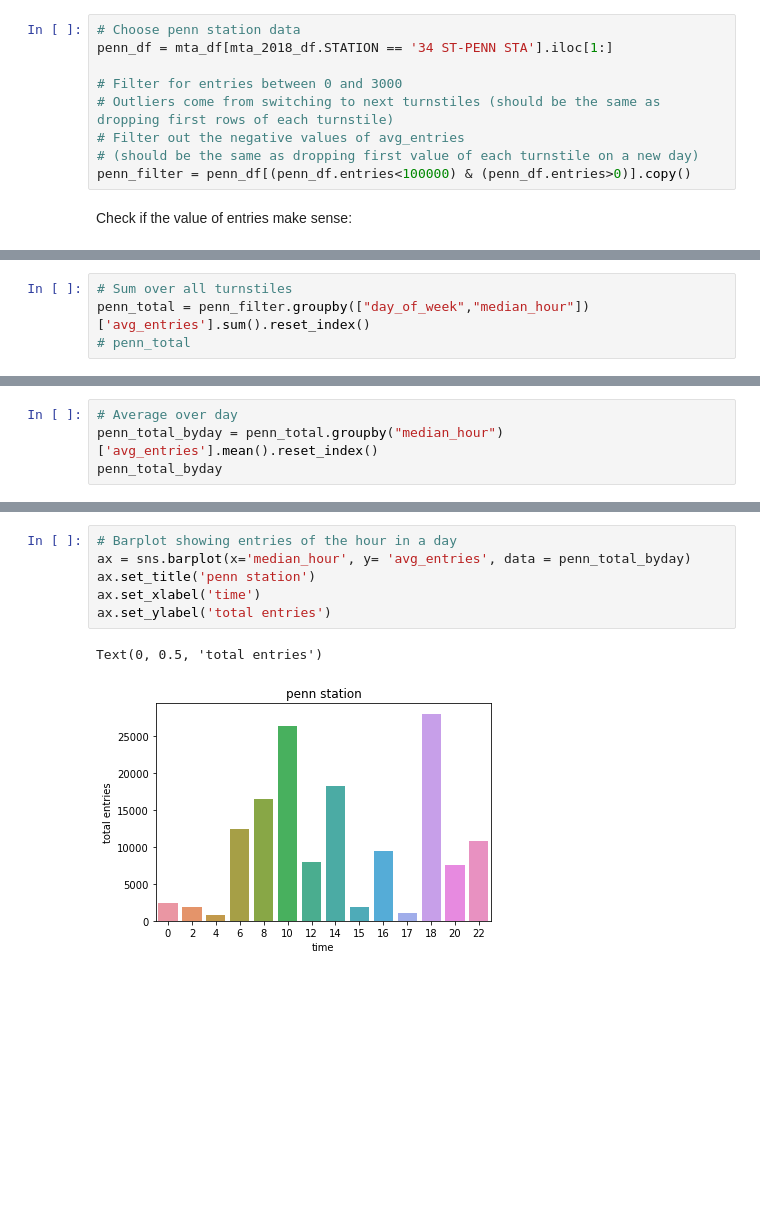
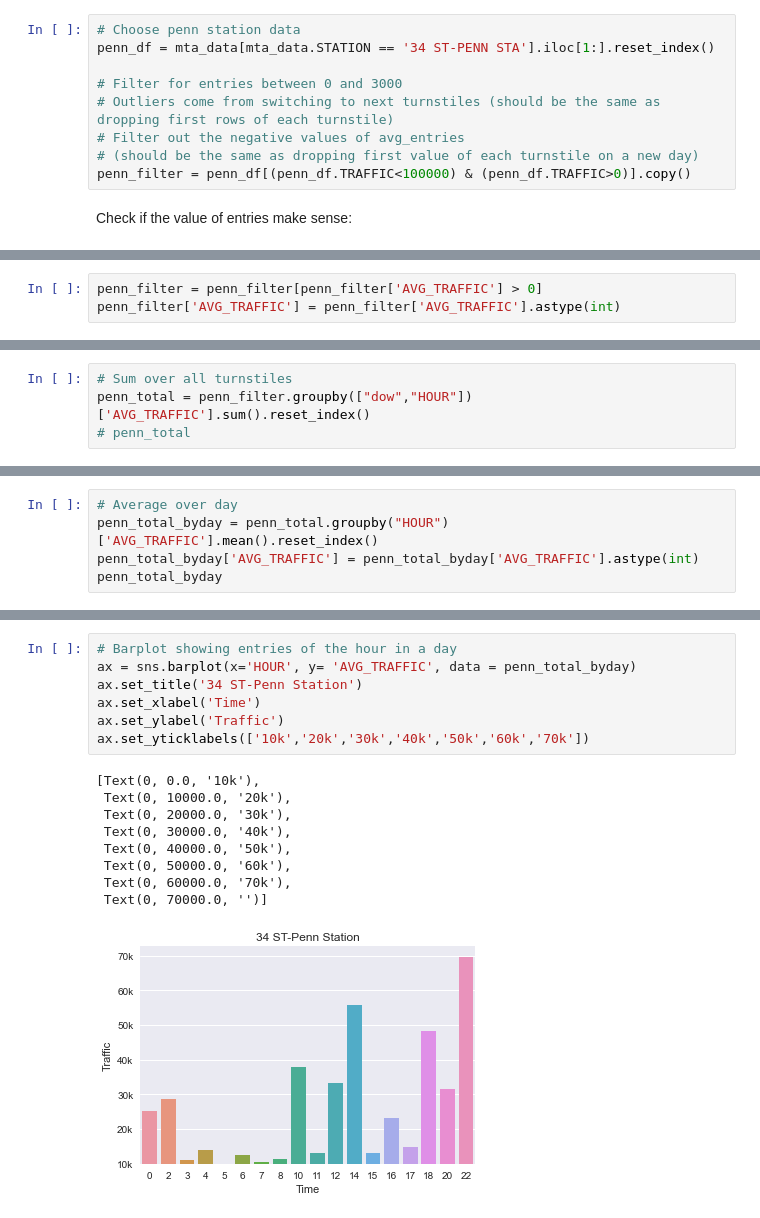
Before and after one commit to abarela13/onl_ds5_project_1, a Jupyter notebook: all_station.ipynb, the cells around one changed output, grey strips where cells are left out. Saved outputs shown, nothing was run; the diff lists cells and outputs as text; blank space fills up the shorter version.

```diff
--- a/all_station.ipynb
+++ b/all_station.ipynb
@@ -57,13 +70,13 @@ mta_df.head()
 ### Choose station
 # %%
 # Choose penn station data
-penn_df = mta_df[mta_2018_df.STATION == '34 ST-PENN STA'].iloc[1:]
+penn_df = mta_data[mta_data.STATION == '34 ST-PENN STA'].iloc[1:].reset_index()
 
 # Filter for entries between 0 and 3000
 # Outliers come from switching to next turnstiles (should be the same as dropping first rows of each turnstile)
 # Filter out the negative values of avg_entries
 # (should be the same as dropping first value of each turnstile on a new day)
-penn_filter = penn_df[(penn_df.entries<100000) & (penn_df.entries>0)].copy()
+penn_filter = penn_df[(penn_df.TRAFFIC<100000) & (penn_df.TRAFFIC>0)].copy()
 # %% [markdown]
 Check if the value of entries make sense:
 # %%
@@ -79 +92,4 @@ penn_filter['avg_entries'].min(), penn_filter['avg_entries'].mean(), penn_filter
+# %%
+penn_filter = penn_filter[penn_filter['AVG_TRAFFIC'] > 0]
+penn_filter['AVG_TRAFFIC'] = penn_filter['AVG_TRAFFIC'].astype(int)
 # %%
@@ -104,5 +120,5 @@ penn_filter.sort_values('avg_entries',ascending=False)
 # %%
 # Sum over all turnstiles
-penn_total = penn_filter.groupby(["day_of_week","median_hour"])['avg_entries'].sum().reset_index()
+penn_total = penn_filter.groupby(["dow","HOUR"])['AVG_TRAFFIC'].sum().reset_index()
 # penn_total
 # %%
@@ -118,5 +134,6 @@ penn_total_test.avg_entries.sum()/28
 # %%
 # Average over day
-penn_total_byday = penn_total.groupby("median_hour")['avg_entries'].mean().reset_index()
+penn_total_byday = penn_total.groupby("HOUR")['AVG_TRAFFIC'].mean().reset_index()
+penn_total_byday['AVG_TRAFFIC'] = penn_total_byday['AVG_TRAFFIC'].astype(int)
 penn_total_byday
 # %% [output]
@@ -138,11 +157,19 @@ penn_total_byday
 # %%
 # Barplot showing entries of the hour in a day
-ax = sns.barplot(x='median_hour', y= 'avg_entries', data = penn_total_byday)
-ax.set_title('penn station')
-ax.set_xlabel('time')
-ax.set_ylabel('total entries')
+ax = sns.barplot(x='HOUR', y= 'AVG_TRAFFIC', data = penn_total_byday)
+ax.set_title('34 ST-Penn Station')
+ax.set_xlabel('Time')
+ax.set_ylabel('Traffic')
+ax.set_yticklabels(['10k','20k','30k','40k','50k','60k','70k'])
 # %% [output]
-Text(0, 0.5, 'total entries')
+[Text(0, 0.0, '10k'),
+ Text(0, 10000.0, '20k'),
+ Text(0, 20000.0, '30k'),
+ Text(0, 30000.0, '40k'),
+ Text(0, 40000.0, '50k'),
+ Text(0, 50000.0, '60k'),
+ Text(0, 60000.0, '70k'),
+ Text(0, 70000.0, '')]
-[figure, old version]
+[figure, new version]
 # %%
 # Same data shown in lineplot (can overlap with data from other stations)
```
Also changed, not shown: parts of 40 cells of this notebook.
